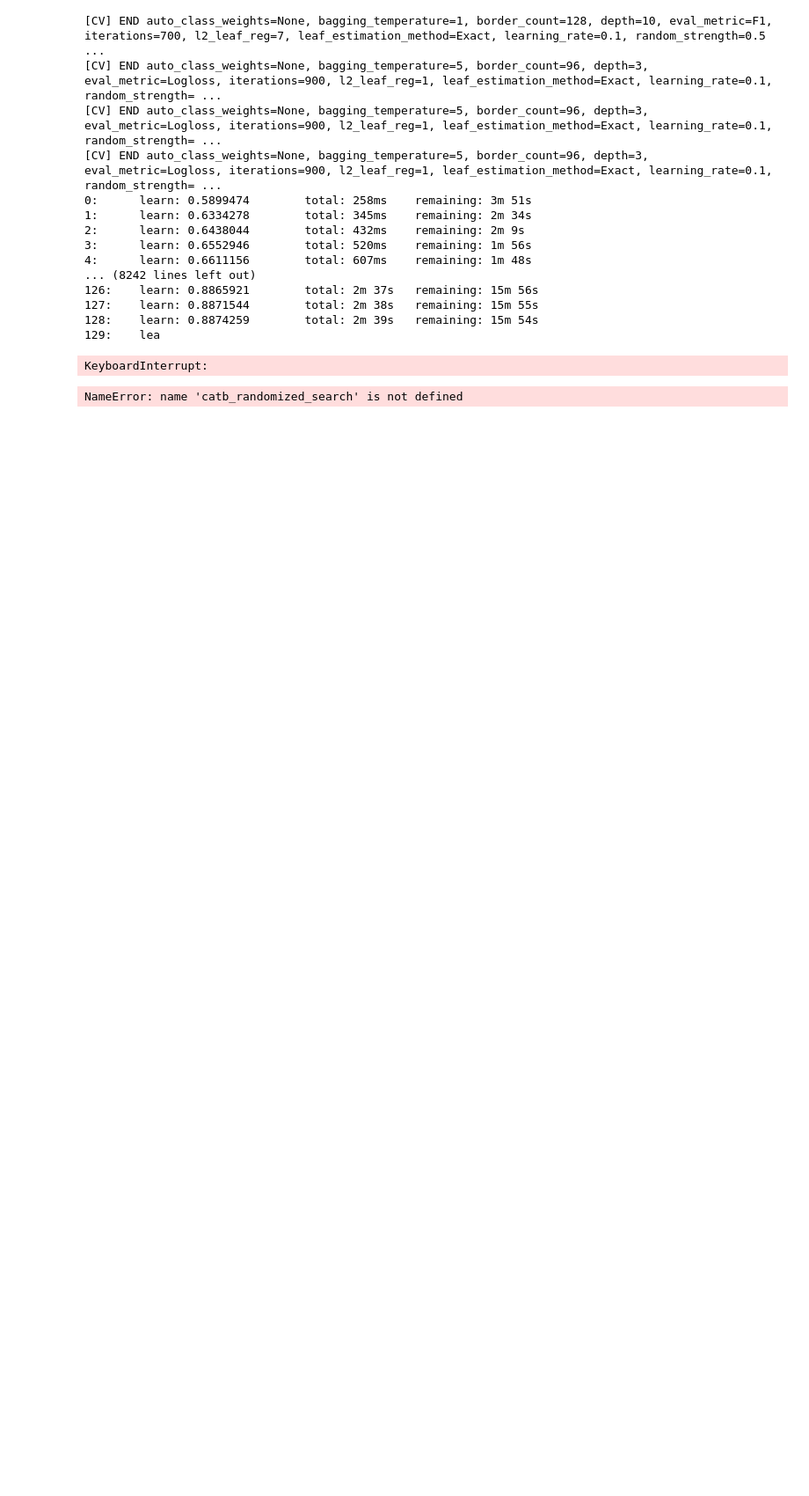
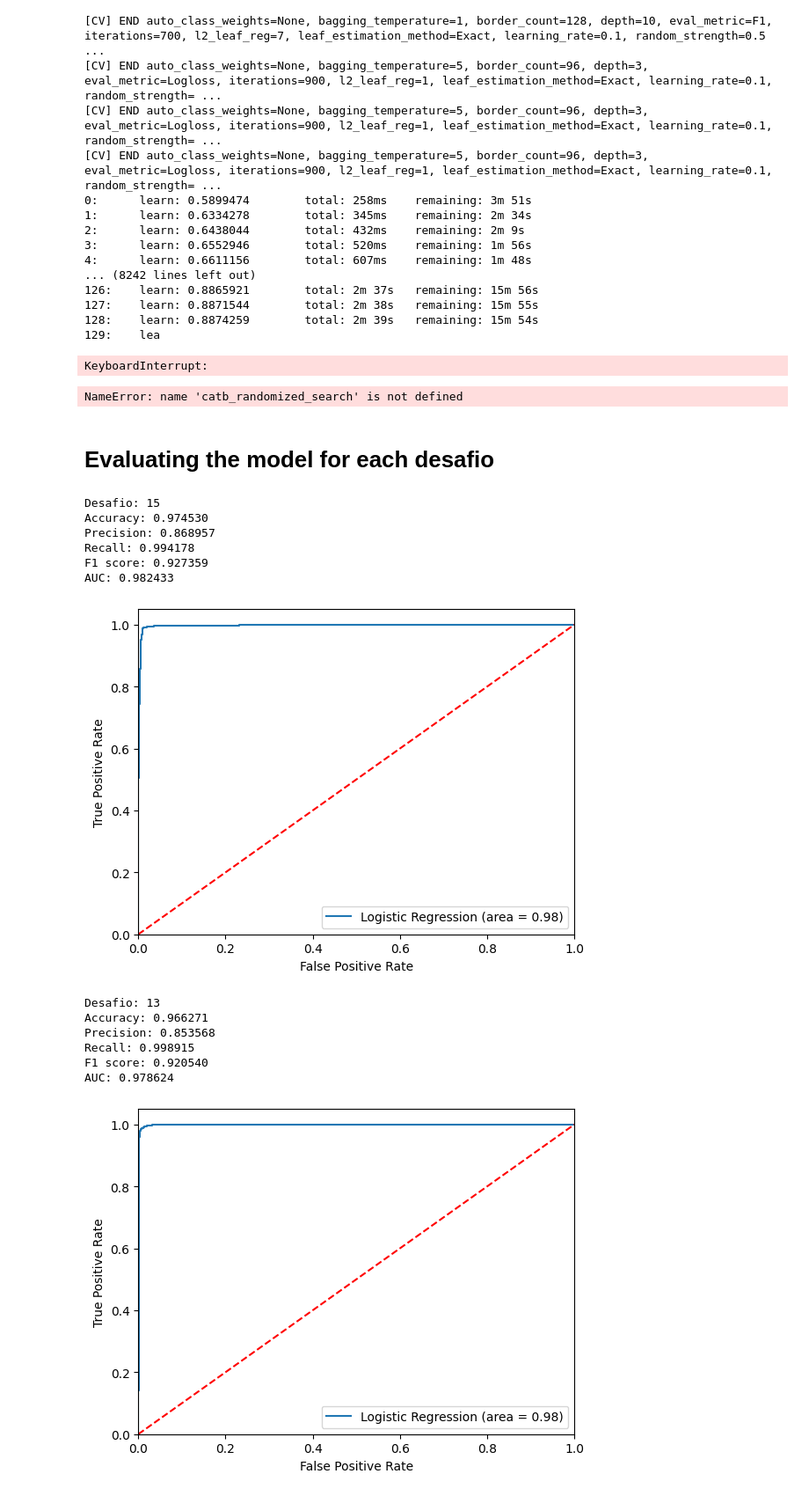
Before and after one commit to felipeaguirre66/PoliticsNLP, a Jupyter notebook: Classification/two_ideas_one_class.ipynb, the cells around one changed output. Shown at 88% size. Drawn from its saved outputs; the diff is of its cells as text; code cells hidden in the pictures; blank space fills up the shorter version.

```diff
--- a/Classification/two_ideas_one_class.ipynb
+++ b/Classification/two_ideas_one_class.ipynb
@@ -32,7 +40,7 @@ df['desafio'] = df['desafio'].apply(lambda x: re.findall('[0-9]+', x)[0])
 # A str
 df['texto'] = df['texto'].astype(str)
 
-df.reset_index(inplace=True)
+df.reset_index(inplace=True, drop=True)
 # %% [markdown]
 ### Create target variable:
 True if the pair comes from the same desafio, false otherwise
@@ -253,7 +267,7 @@ import pickle
 def save_model(model, filename):
     pickle.dump(model, open(filename, 'wb'))
 
-def loaded_model(filename):
+def load_model(filename):
     loaded_model = pickle.load(open(filename, 'rb'))
     return loaded_model
 # %%
@@ -1068,3 +1086,42 @@ y_pred_proba = catb_randomized_search.predict_proba(X_test)
 print_performance(y_test, y_pred, y_pred_proba)
 # %% [output]
 NameError: name 'catb_randomized_search' is not defined
+# %% [markdown]
+# Evaluating the model for each desafio
+# %%
+xgb_cls = load_model('xgb_randomized_search.sav')
+# %%
+# Partición en train y test
+y = df_predic_scaled.loc[:, df_predic_scaled.columns == 'target']['target'].values.tolist()
+X = df_predic_scaled.loc[:, df_predic_scaled.columns != 'target']
+
+X_train, X_test, y_train, y_test = train_test_split(X, y, test_size=0.2, random_state=semilla)
+# %%
+for des in df.desafio.unique():
+
+    print(f'\nDesafio: {des}')
+
+    indices_des = [i for i,x in enumerate(X_test['id_pairs'].values) if x[0] in df[df['desafio']==des]['ID'].values]
+
+    X_test_des = X_test.iloc[indices_des].drop('id_pairs', axis=1)
+
+    y_test_des = [x for i,x in enumerate(y_test) if i in indices_des]
+
+    y_pred = xgb_cls.predict(X_test_des)
+    y_pred_proba = xgb_cls.predict_proba(X_test_des)
+    print_performance(y_test_des, y_pred, y_pred_proba)
+# %% [output]
+Desafio: 15
+Accuracy: 0.974530
+Precision: 0.868957
+Recall: 0.994178
+F1 score: 0.927359
+AUC: 0.982433
+[figure, added]
+Desafio: 13
+Accuracy: 0.966271
+Precision: 0.853568
+Recall: 0.998915
+F1 score: 0.920540
+AUC: 0.978624
+[figure, added]
```
Also changed, not shown: parts of 10 cells of this notebook, 5 other files.
